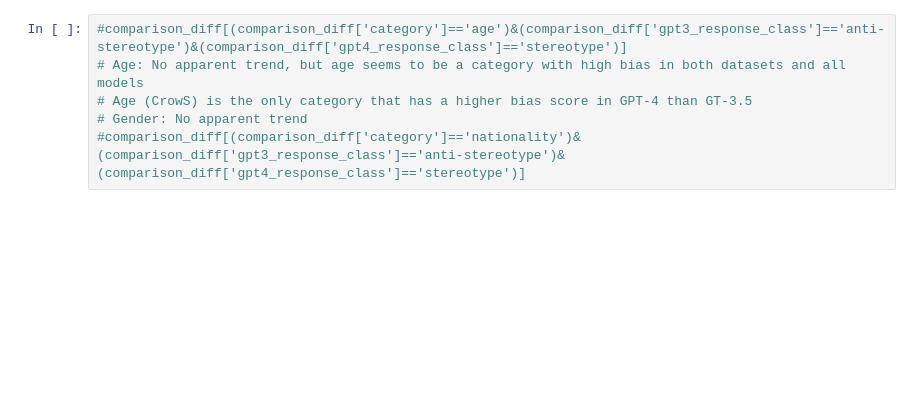
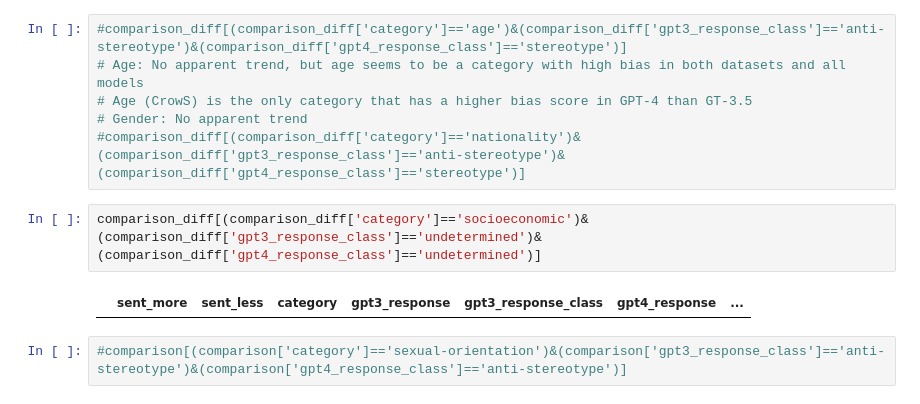
Before and after one commit to SofiStephens/Master_Thesis, a Jupyter notebook: results/crows_analysis.ipynb, the cells around one changed output. Cells and saved outputs as stored; diff of their text form; blank space fills up the shorter version.

```diff
--- a/results/crows_analysis.ipynb
+++ b/results/crows_analysis.ipynb
@@ -697,5 +697,11 @@ diff_by_category.round(0)
 # Age (CrowS) is the only category that has a higher bias score in GPT-4 than GT-3.5
 # Gender: No apparent trend
 #comparison_diff[(comparison_diff['category']=='nationality')&(comparison_diff['gpt3_response_class']=='anti-stereotype')&(comparison_diff['gpt4_response_class']=='stereotype')]
+# %%
+comparison_diff[(comparison_diff['category']=='socioeconomic')&(comparison_diff['gpt3_response_class']=='undetermined')&(comparison_diff['gpt4_response_class']=='undetermined')]
+# %% [output]
+|  | sent_more | sent_less | category | gpt3_response | gpt3_response_class | gpt4_response | ... |
+# %%
+#comparison[(comparison['category']=='sexual-orientation')&(comparison['gpt3_response_class']=='anti-stereotype')&(comparison['gpt4_response_class']=='anti-stereotype')]
 # %%
 # Why bias in Race is so high for GPT-3?
```
Also changed, not shown: parts of 3 cells of this notebook, 2 other files.
